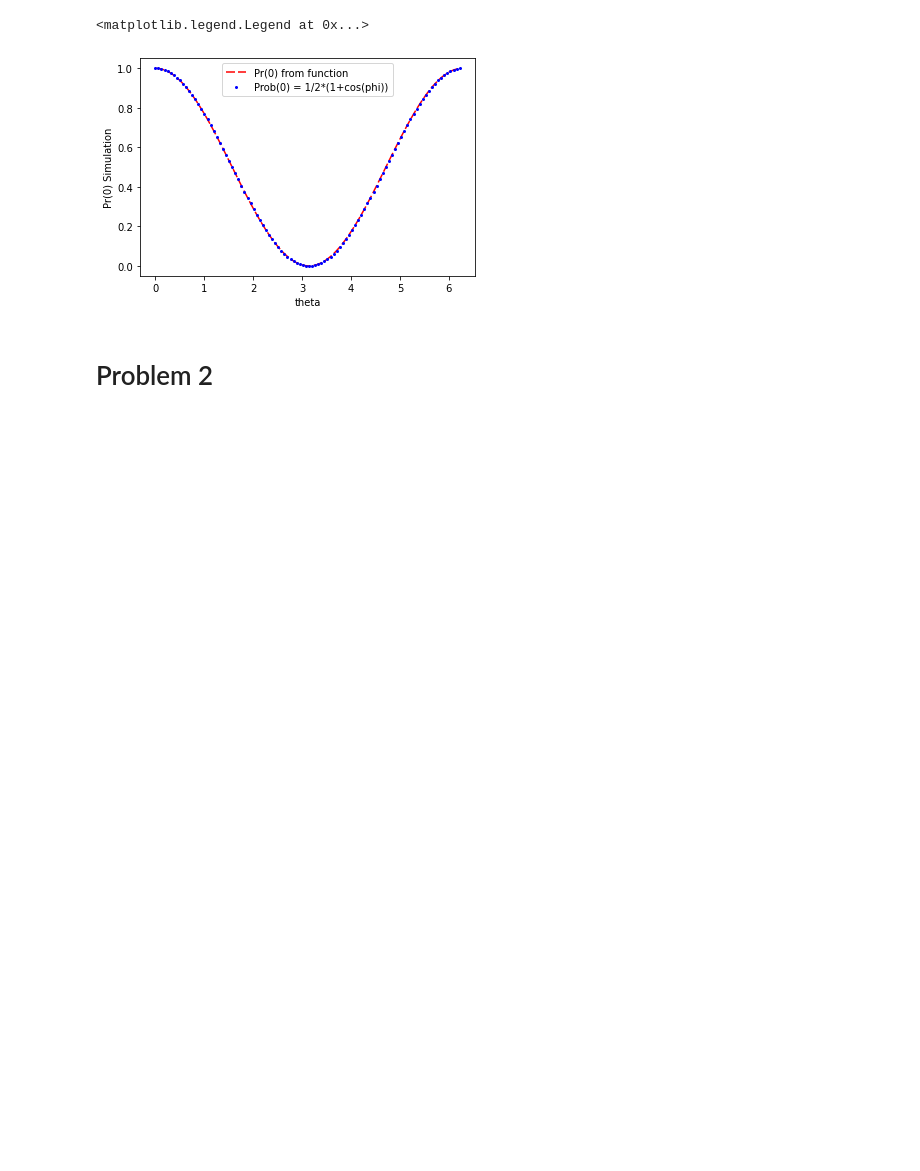
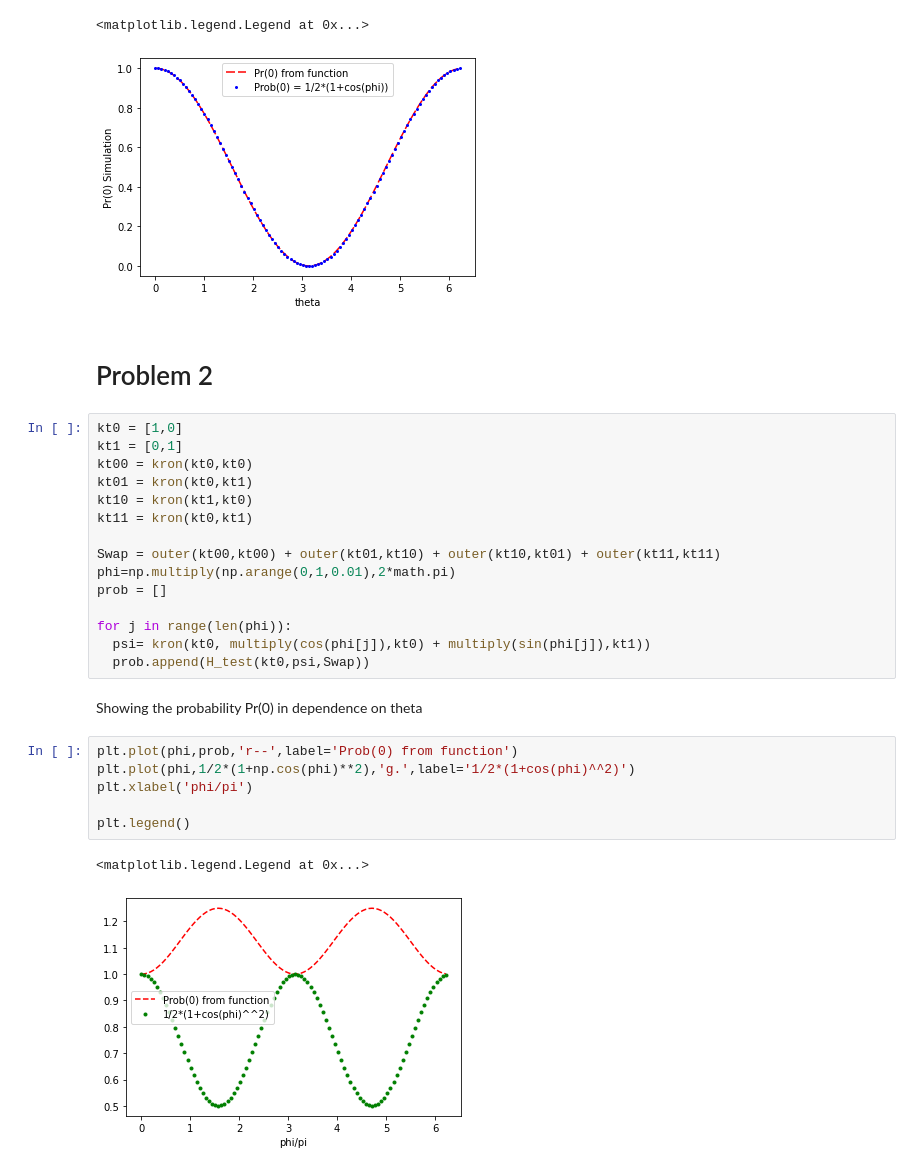
Before and after one commit to AnitaKirkovska/Quantum_Computing, a Jupyter notebook: HW2/hw2.ipynb, the cells around one changed output. Drawn from its saved outputs; the diff is of its cells as text; blank space fills up the shorter version.

```diff
--- a/HW2/hw2.ipynb
+++ b/HW2/hw2.ipynb
@@ -89,3 +89,29 @@ plt.legend()
 [figure]
 # %% [markdown]
 # Problem 2
+# %%
+kt0 = [1,0]
+kt1 = [0,1]
+kt00 = kron(kt0,kt0)
+kt01 = kron(kt0,kt1)
+kt10 = kron(kt1,kt0)
+kt11 = kron(kt0,kt1)
+
+Swap = outer(kt00,kt00) + outer(kt01,kt10) + outer(kt10,kt01) + outer(kt11,kt11)
+phi=np.multiply(np.arange(0,1,0.01),2*math.pi)
+prob = []
+
+for j in range(len(phi)):
+  psi= kron(kt0, multiply(cos(phi[j]),kt0) + multiply(sin(phi[j]),kt1))
+  prob.append(H_test(kt0,psi,Swap))
+# %% [markdown]
+Showing the probability Pr(0) in dependence on theta
+# %%
+plt.plot(phi,prob,'r--',label='Prob(0) from function')
+plt.plot(phi,1/2*(1+np.cos(phi)**2),'g.',label='1/2*(1+cos(phi)^^2)')
+plt.xlabel('phi/pi')
+
+plt.legend()
+# %% [output]
+<matplotlib.legend.Legend at 0x...>
+[figure, added]
```
Also changed, not shown: parts of 2 cells of this notebook.
